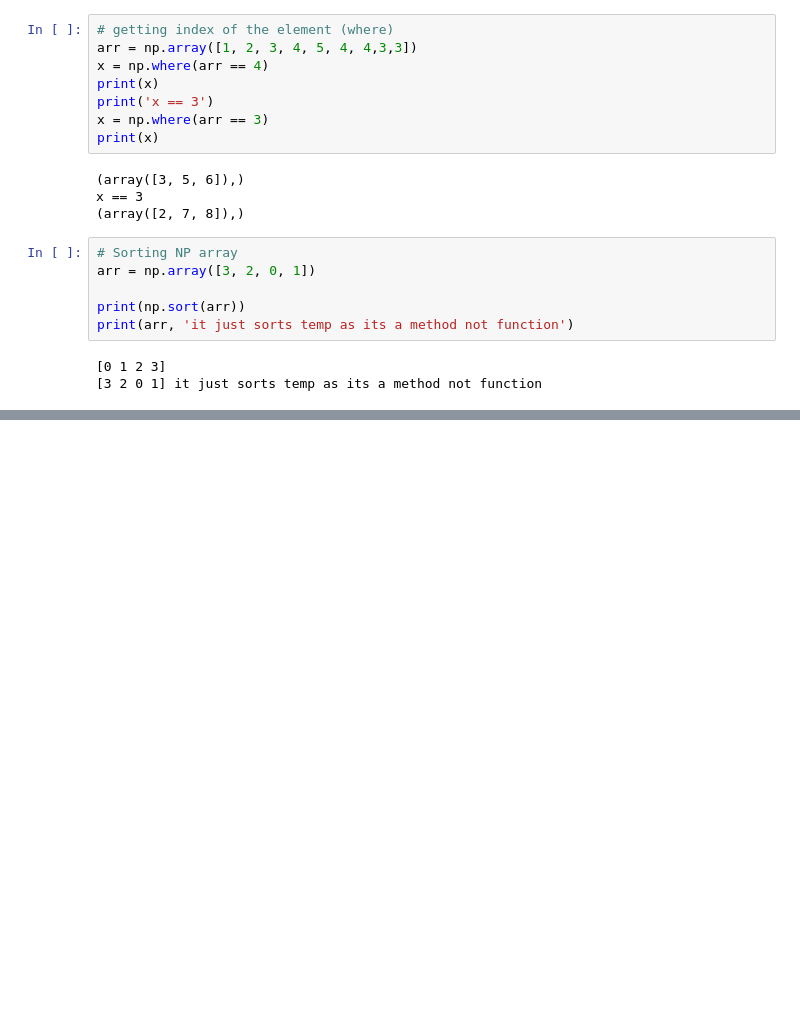
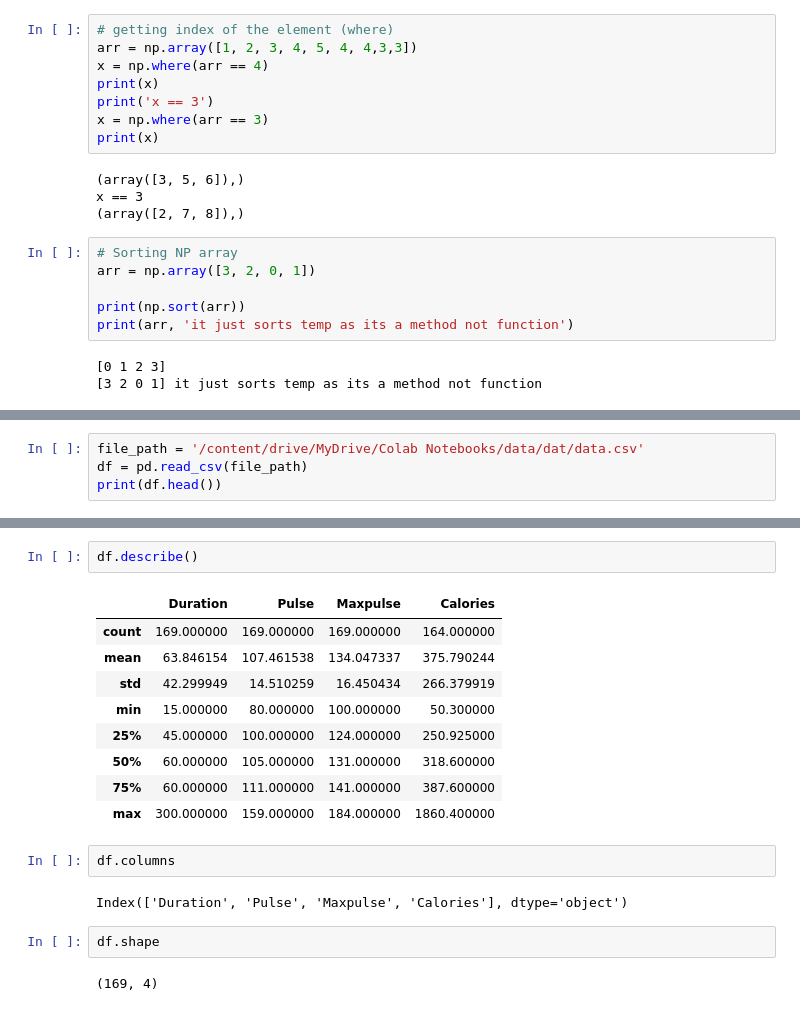
Before and after one commit to surabhimali/Practice-and-revision-material, a Jupyter notebook: Revision_and_concepts_for_python.ipynb, the cells around one changed output, grey strips where cells are left out. Saved outputs shown, nothing was run; the diff lists cells and outputs as text; blank space fills up the shorter version.

```diff
--- a/Revision_and_concepts_for_python.ipynb
+++ b/Revision_and_concepts_for_python.ipynb
@@ -1044,0 +1204,4 @@ print(arr, 'it just sorts temp as its a method not function')
+# %%
+file_path = '/content/drive/MyDrive/Colab Notebooks/data/dat/data.csv'
+df = pd.read_csv(file_path)
+print(df.head())
@@ -1044,0 +1231,20 @@ print(arr, 'it just sorts temp as its a method not function')
+# %%
+df.describe()
+# %% [output]
+|  | Duration | Pulse | Maxpulse | Calories |
+| count | 169.000000 | 169.000000 | 169.000000 | 164.000000 |
+| mean | 63.846154 | 107.461538 | 134.047337 | 375.790244 |
+| std | 42.299949 | 14.510259 | 16.450434 | 266.379919 |
+| min | 15.000000 | 80.000000 | 100.000000 | 50.300000 |
+| 25% | 45.000000 | 100.000000 | 124.000000 | 250.925000 |
+| 50% | 60.000000 | 105.000000 | 131.000000 | 318.600000 |
+| 75% | 60.000000 | 111.000000 | 141.000000 | 387.600000 |
+| max | 300.000000 | 159.000000 | 184.000000 | 1860.400000 |
+# %%
+df.columns
+# %% [output]
+Index(['Duration', 'Pulse', 'Maxpulse', 'Calories'], dtype='object')
+# %%
+df.shape
+# %% [output]
+(169, 4)
```
Also changed, not shown: parts of 16 cells of this notebook.
